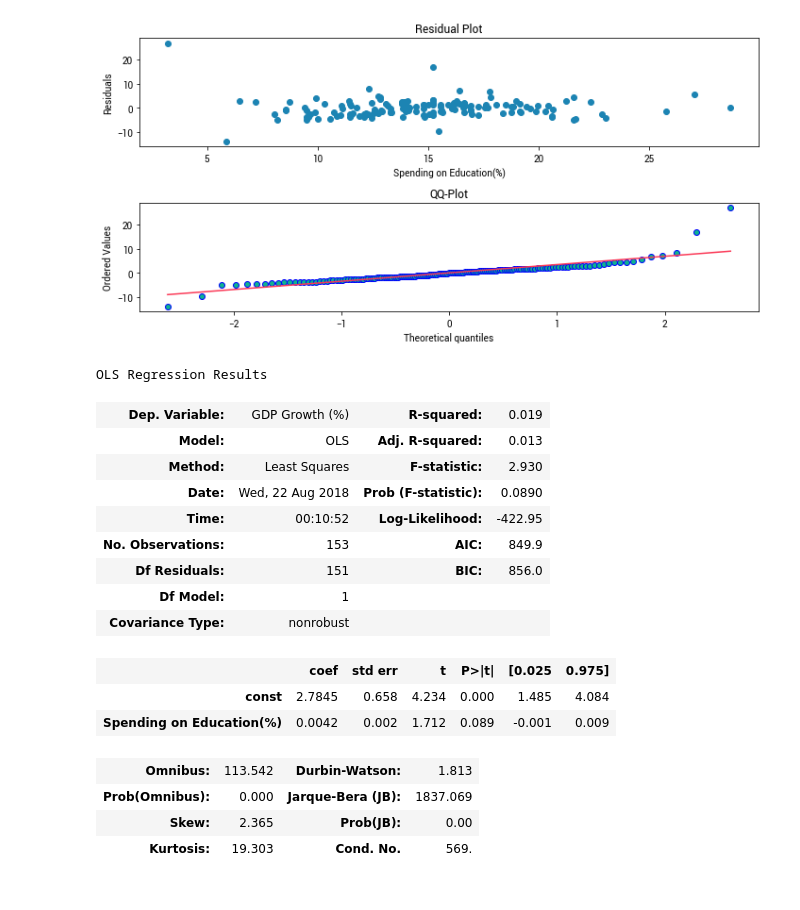
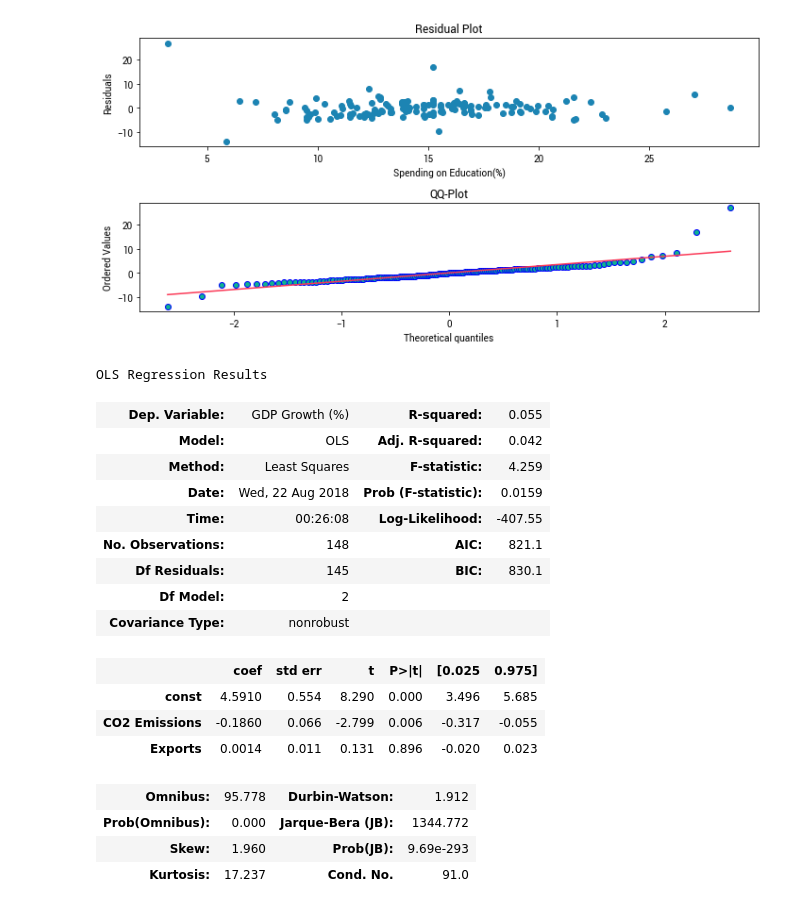
Before and after one commit to magtanggol03/dec130, a Jupyter notebook: notebooks/01 Regression Analysis.ipynb, the cells around one changed output. Cells and saved outputs as stored; diff of their text form; code cells hidden in the pictures.

Commit message:
add more indicators

```diff
--- a/notebooks/01 Regression Analysis.ipynb
+++ b/notebooks/01 Regression Analysis.ipynb
@@ -159,24 +159,34 @@ plt.tight_layout()
 plt.show()
 # %% [output]
 [figure]
-# %%
-model = sm.OLS(merged_df['GDP Growth (%)'], sm.add_constant(merged_df['Spending on Education(%)'])**2).fit()
-model.summary()
-# %% [output]
-OLS Regression Results
-| Dep. Variable: | GDP Growth (%) | R-squared: | 0.019 |
-| Model: | OLS | Adj. R-squared: | 0.013 |
-| Method: | Least Squares | F-statistic: | 2.930 |
-| Date: | Wed, 22 Aug 2018 | Prob (F-statistic): | 0.0890 |
-| Time: | 00:10:52 | Log-Likelihood: | -422.95 |
-| No. Observations: | 153 | AIC: | 849.9 |
-| Df Residuals: | 151 | BIC: | 856.0 |
-| Df Model: | 1 |  |  |
-| Covariance Type: | nonrobust |  |  |
-|  | coef | std err | t | P>|t| | [0.025 | 0.975] |
-| const | 2.7845 | 0.658 | 4.234 | 0.000 | 1.485 | 4.084 |
-| Spending on Education(%) | 0.0042 | 0.002 | 1.712 | 0.089 | -0.001 | 0.009 |
-| Omnibus: | 113.542 | Durbin-Watson: | 1.813 |
-| Prob(Omnibus): | 0.000 | Jarque-Bera (JB): | 1837.069 |
-| Skew: | 2.365 | Prob(JB): | 0.00 |
-| Kurtosis: | 19.303 | Cond. No. | 569. |
+# %%
+co2_df = pd.read_csv('https://raw.githubusercontent.com/magtanggol03/dec130/master/datasets/economic-indicator/co2.csv', header = 2)
+exports_df = pd.read_csv('https://raw.githubusercontent.com/magtanggol03/dec130/master/datasets/economic-indicator/exports.csv', header = 2)
+# %%
+merge3_df = co2_df[['Country Name', '2013']].merge(exports_df[['Country Name', '2013']], on = 'Country Name').dropna()
+merge3_df = merge3_df.set_index('Country Name')
+merge3_df.columns = ['CO2 Emissions', 'Exports']
+
+merge4_df = merge3_df.merge(merged_df, left_index = True, right_index = True).dropna()
+
+model4 = sm.OLS(merge4_df['GDP Growth (%)'], sm.add_constant(merge4_df[['CO2 Emissions','Exports']])).fit()
+model4.summary()
+# %% [output]
+OLS Regression Results
+| Dep. Variable: | GDP Growth (%) | R-squared: | 0.055 |
+| Model: | OLS | Adj. R-squared: | 0.042 |
+| Method: | Least Squares | F-statistic: | 4.259 |
+| Date: | Wed, 22 Aug 2018 | Prob (F-statistic): | 0.0159 |
+| Time: | 00:26:08 | Log-Likelihood: | -407.55 |
+| No. Observations: | 148 | AIC: | 821.1 |
+| Df Residuals: | 145 | BIC: | 830.1 |
+| Df Model: | 2 |  |  |
+| Covariance Type: | nonrobust |  |  |
+|  | coef | std err | t | P>|t| | [0.025 | 0.975] |
+| const | 4.5910 | 0.554 | 8.290 | 0.000 | 3.496 | 5.685 |
+| CO2 Emissions | -0.1860 | 0.066 | -2.799 | 0.006 | -0.317 | -0.055 |
+| Exports | 0.0014 | 0.011 | 0.131 | 0.896 | -0.020 | 0.023 |
+| Omnibus: | 95.778 | Durbin-Watson: | 1.912 |
+| Prob(Omnibus): | 0.000 | Jarque-Bera (JB): | 1344.772 |
+| Skew: | 1.960 | Prob(JB): | 9.69e-293 |
+| Kurtosis: | 17.237 | Cond. No. | 91.0 |
```
Also changed, not shown: 8 other files.
